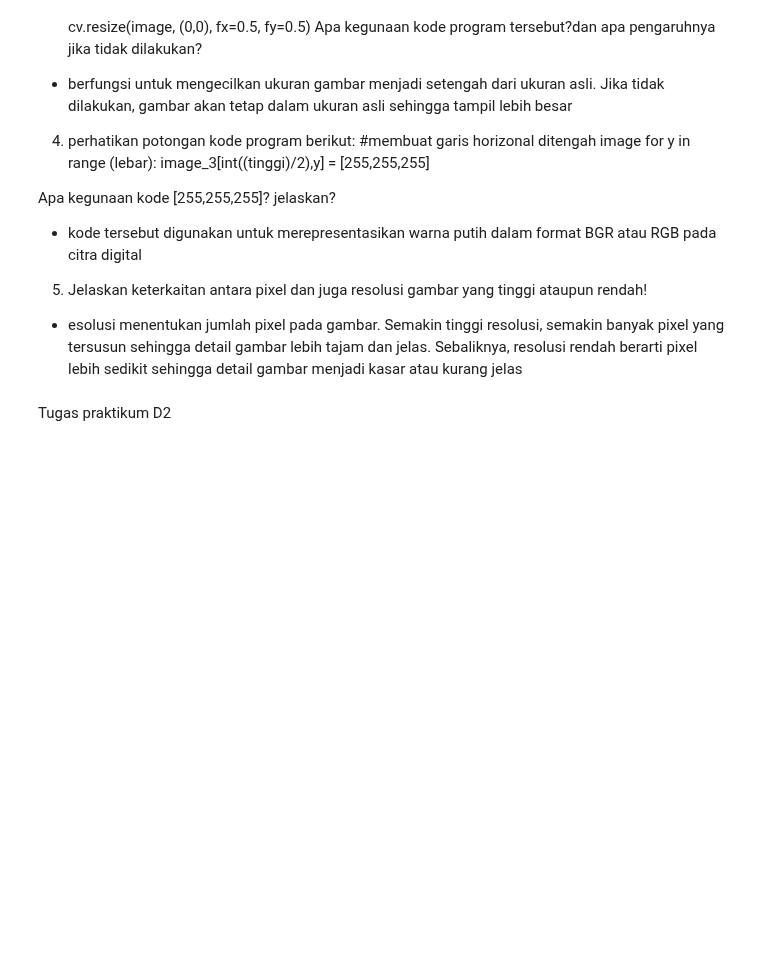
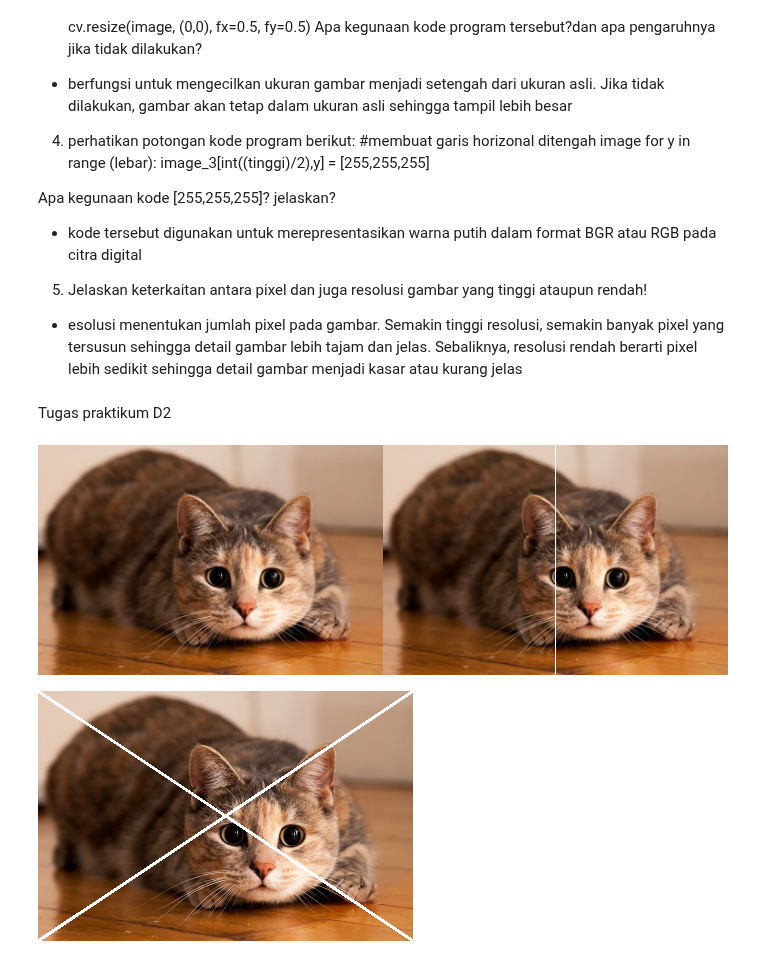
Before and after one commit to ayuannisa17/PCdVK_ganjil_2026, a Jupyter notebook: latihan_integrasi.ipynb, the cells around one changed output. Saved outputs shown, nothing was run; the diff lists cells and outputs as text; code cells hidden in the pictures; blank space fills up the shorter version.

```diff
--- a/latihan_integrasi.ipynb
+++ b/latihan_integrasi.ipynb
@@ -81,3 +90,20 @@ rendah!
 - esolusi menentukan jumlah pixel pada gambar. Semakin tinggi resolusi, semakin banyak pixel yang tersusun sehingga detail gambar lebih tajam dan jelas. Sebaliknya, resolusi rendah berarti pixel lebih sedikit sehingga detail gambar menjadi kasar atau kurang jelas
 # %% [markdown]
 Tugas praktikum D2
+# %%
+# 2. Buat garis vertikal dan garis menyilang diagonal pada image keluaran
+image_vertikal = image_rgb.copy()
+for x in range(tinggi):
+    image_vertikal[x, int(lebar/2)] = [255, 255, 255]
+
+vertikal_before_after = cv.hconcat((image_rgb, image_vertikal))
+cv2_imshow(vertikal_before_after)
+
+image_diagonal = image_rgb.copy()
+cv.line(image_diagonal, (0, 0), (lebar-1, tinggi-1), [255, 255, 255], 2)
+cv.line(image_diagonal, (lebar-1, 0), (0, tinggi-1), [255, 255, 255], 2)
+
+cv2_imshow(image_diagonal)
+# %% [output]
+[figure, added]
+[figure, added]
```
Also changed, not shown: parts of 6 cells of this notebook.
